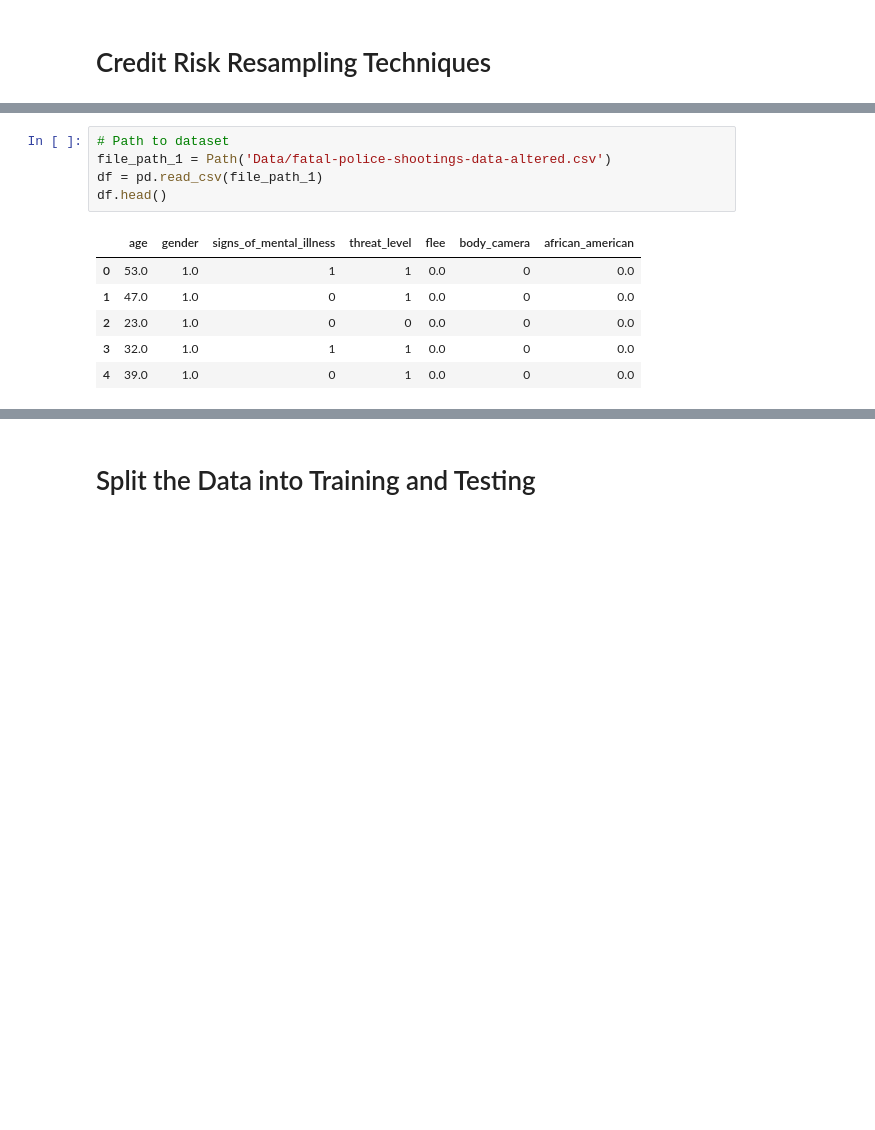
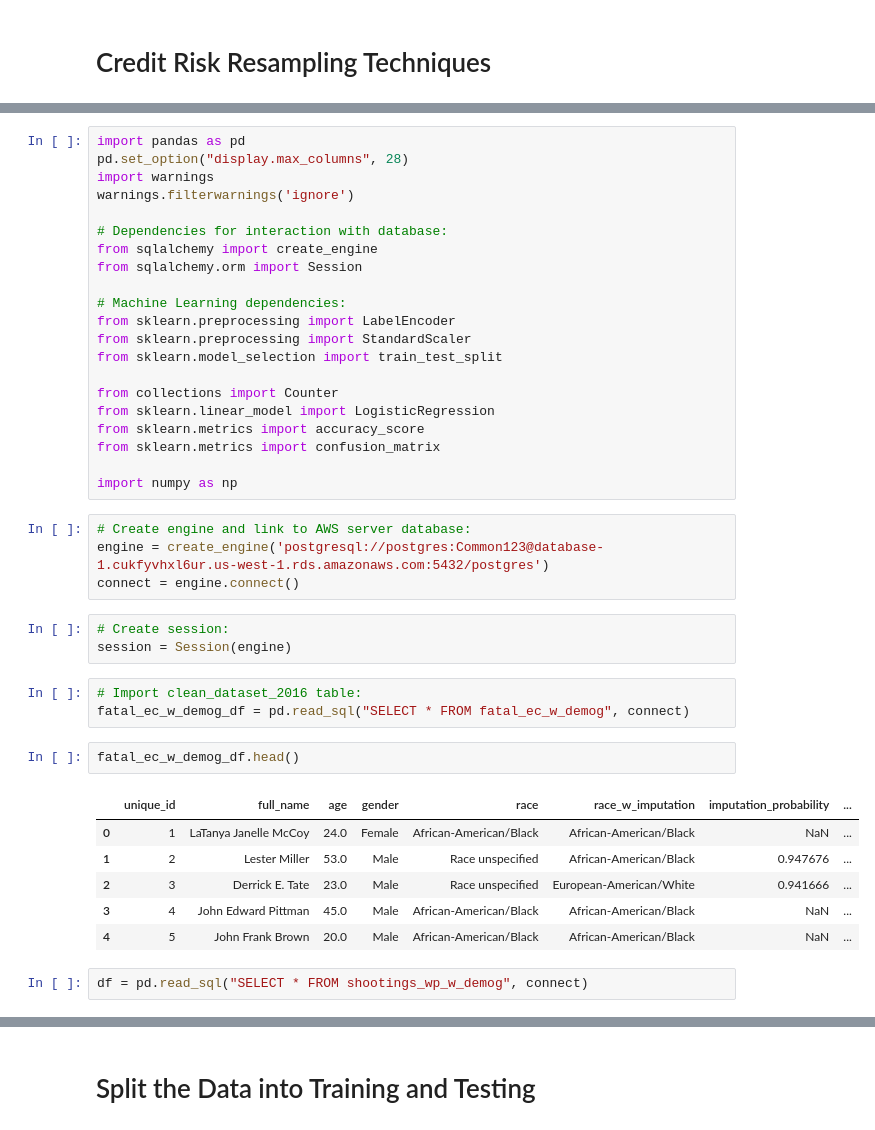
Before and after one commit to kannguyen1210/final-project-group-7, a Jupyter notebook: test_final_notebook.ipynb, the cells around one changed output, grey strips where cells are left out. Saved outputs shown, nothing was run; the diff lists cells and outputs as text; blank space fills up the shorter version.

```diff
--- a/test_final_notebook.ipynb
+++ b/test_final_notebook.ipynb
@@ -13,12 +3,42 @@ from collections import Counter
-# %%
-# Path to dataset
-file_path_1 = Path('Data/fatal-police-shootings-data-altered.csv')
-df = pd.read_csv(file_path_1)
-df.head()
-# %% [output]
-|  | age | gender | signs_of_mental_illness | threat_level | flee | body_camera | african_american |
-| 0 | 53.0 | 1.0 | 1 | 1 | 0.0 | 0 | 0.0 |
-| 1 | 47.0 | 1.0 | 0 | 1 | 0.0 | 0 | 0.0 |
-| 2 | 23.0 | 1.0 | 0 | 0 | 0.0 | 0 | 0.0 |
-| 3 | 32.0 | 1.0 | 1 | 1 | 0.0 | 0 | 0.0 |
-| 4 | 39.0 | 1.0 | 0 | 1 | 0.0 | 0 | 0.0 |
+# %%
+import pandas as pd
+pd.set_option("display.max_columns", 28)
+import warnings
+warnings.filterwarnings('ignore')
+
+# Dependencies for interaction with database:
+from sqlalchemy import create_engine
+from sqlalchemy.orm import Session
+
+# Machine Learning dependencies:
+from sklearn.preprocessing import LabelEncoder
+from sklearn.preprocessing import StandardScaler
+from sklearn.model_selection import train_test_split
+
+from collections import Counter
+from sklearn.linear_model import LogisticRegression
+from sklearn.metrics import accuracy_score
+from sklearn.metrics import confusion_matrix
+
+import numpy as np
+# %%
+# Create engine and link to AWS server database:
+engine = create_engine('postgresql://postgres:Common123@database-1.cukfyvhxl6ur.us-west-1.rds.amazonaws.com:5432/postgres')
+connect = engine.connect()
+# %%
+# Create session:
+session = Session(engine)
+# %%
+# Import clean_dataset_2016 table:
+fatal_ec_w_demog_df = pd.read_sql("SELECT * FROM fatal_ec_w_demog", connect)
+# %%
+fatal_ec_w_demog_df.head()
+# %% [output]
+|  | unique_id | full_name | age | gender | race | race_w_imputation | imputation_probability | ... |
+| 0 | 1 | LaTanya Janelle McCoy | 24.0 | Female | African-American/Black | African-American/Black | NaN | ... |
+| 1 | 2 | Lester Miller | 53.0 | Male | Race unspecified | African-American/Black | 0.947676 | ... |
+| 2 | 3 | Derrick E. Tate | 23.0 | Male | Race unspecified | European-American/White | 0.941666 | ... |
+| 3 | 4 | John Edward Pittman | 45.0 | Male | African-American/Black | African-American/Black | NaN | ... |
+| 4 | 5 | John Frank Brown | 20.0 | Male | African-American/Black | African-American/Black | NaN | ... |
+# %%
+df = pd.read_sql("SELECT * FROM shootings_wp_w_demog", connect)
```
Also changed, not shown: parts of 60 cells of this notebook.
